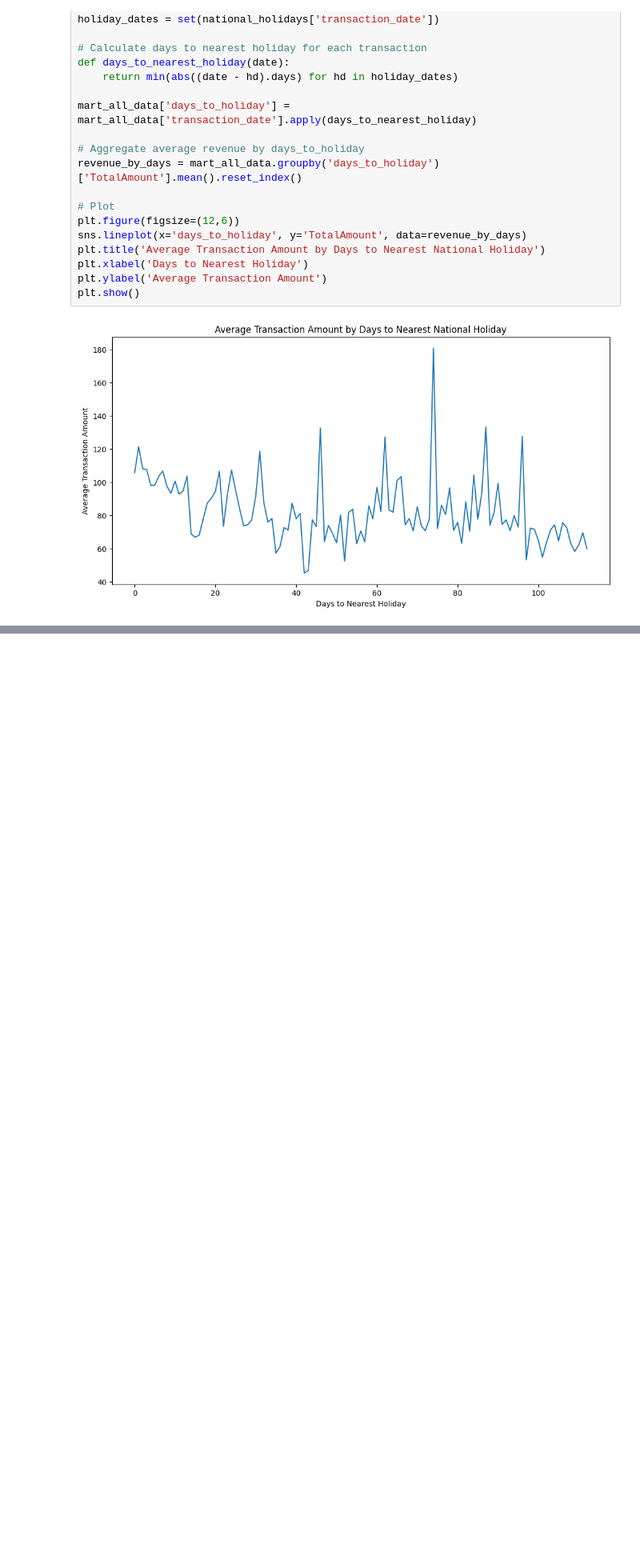
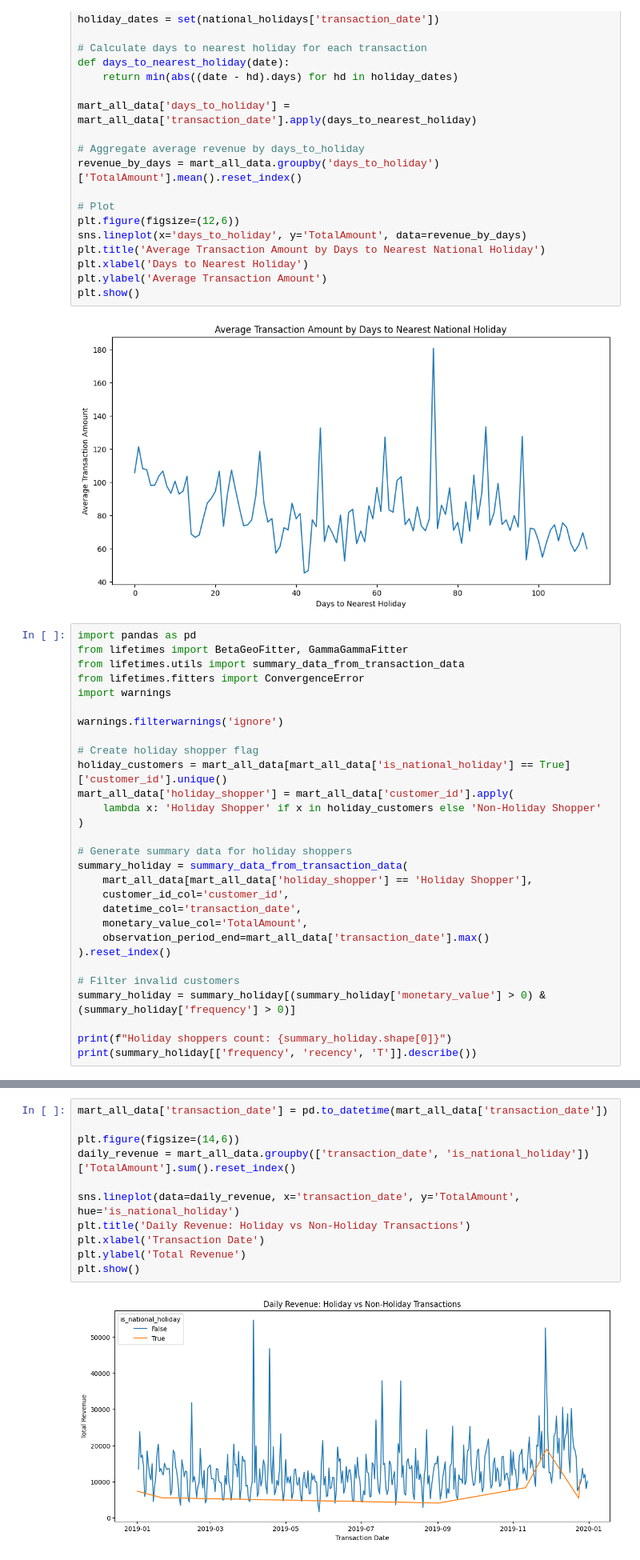
Before and after one commit to CGrainger1/LTV-Capstone-Project, a Jupyter notebook: Step_21_Seasonality.ipynb, the cells around one changed output, grey strips where cells are left out. Shown: that part at 80% size. Cells and saved outputs as stored; diff of their text form; blank space fills up the shorter version.

```diff
--- a/Step_21_Seasonality.ipynb
+++ b/Step_21_Seasonality.ipynb
@@ -246,3 +246,32 @@ plt.ylabel('Average Transaction Amount')
 plt.show()
 # %% [output]
 [figure]
+# %%
+import pandas as pd
+from lifetimes import BetaGeoFitter, GammaGammaFitter
+from lifetimes.utils import summary_data_from_transaction_data
+from lifetimes.fitters import ConvergenceError
+import warnings
+
+warnings.filterwarnings('ignore')
+
+# Create holiday shopper flag
+holiday_customers = mart_all_data[mart_all_data['is_national_holiday'] == True]['customer_id'].unique()
+mart_all_data['holiday_shopper'] = mart_all_data['customer_id'].apply(
+    lambda x: 'Holiday Shopper' if x in holiday_customers else 'Non-Holiday Shopper'
+)
+
+# Generate summary data for holiday shoppers
+summary_holiday = summary_data_from_transaction_data(
+    mart_all_data[mart_all_data['holiday_shopper'] == 'Holiday Shopper'],
+    customer_id_col='customer_id',
+    datetime_col='transaction_date',
+    monetary_value_col='TotalAmount',
+    observation_period_end=mart_all_data['transaction_date'].max()
+).reset_index()
+
+# Filter invalid customers
+summary_holiday = summary_holiday[(summary_holiday['monetary_value'] > 0) & (summary_holiday['frequency'] > 0)]
+
+print(f"Holiday shoppers count: {summary_holiday.shape[0]}")
+print(summary_holiday[['frequency', 'recency', 'T']].describe())
@@ -248,0 +412,13 @@ plt.show()
+# %%
+mart_all_data['transaction_date'] = pd.to_datetime(mart_all_data['transaction_date'])
+
+plt.figure(figsize=(14,6))
+daily_revenue = mart_all_data.groupby(['transaction_date', 'is_national_holiday'])['TotalAmount'].sum().reset_index()
+
+sns.lineplot(data=daily_revenue, x='transaction_date', y='TotalAmount', hue='is_national_holiday')
+plt.title('Daily Revenue: Holiday vs Non-Holiday Transactions')
+plt.xlabel('Transaction Date')
+plt.ylabel('Total Revenue')
+plt.show()
+# %% [output]
+[figure, added]
```
Also changed, not shown: parts of 6 cells of this notebook.
